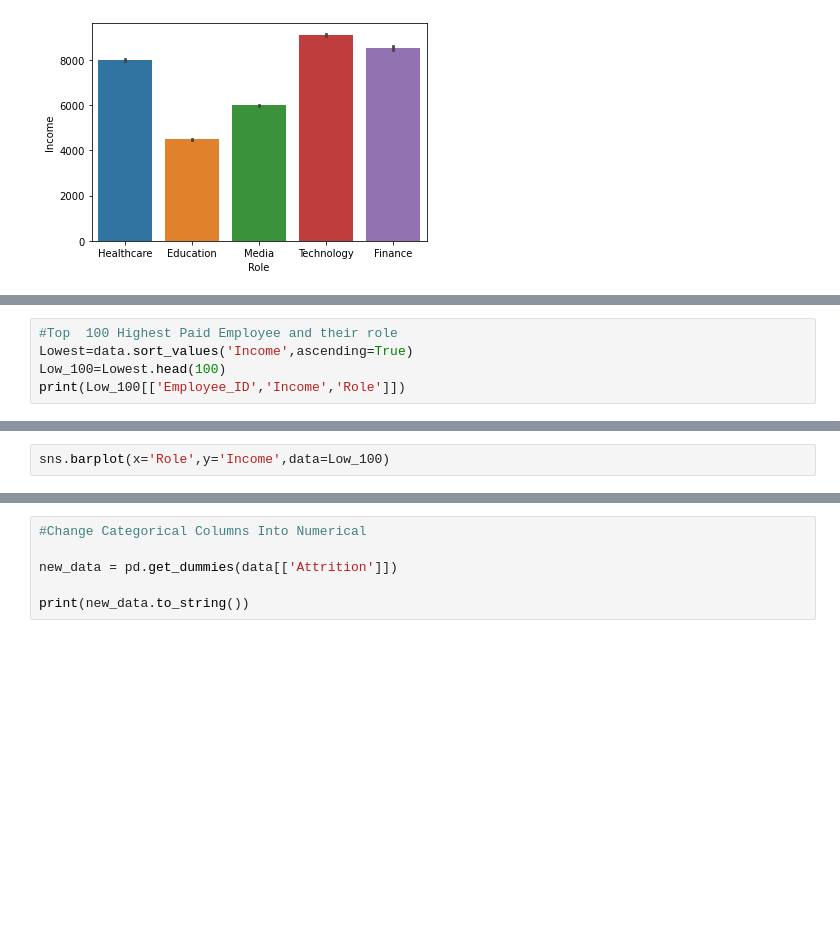
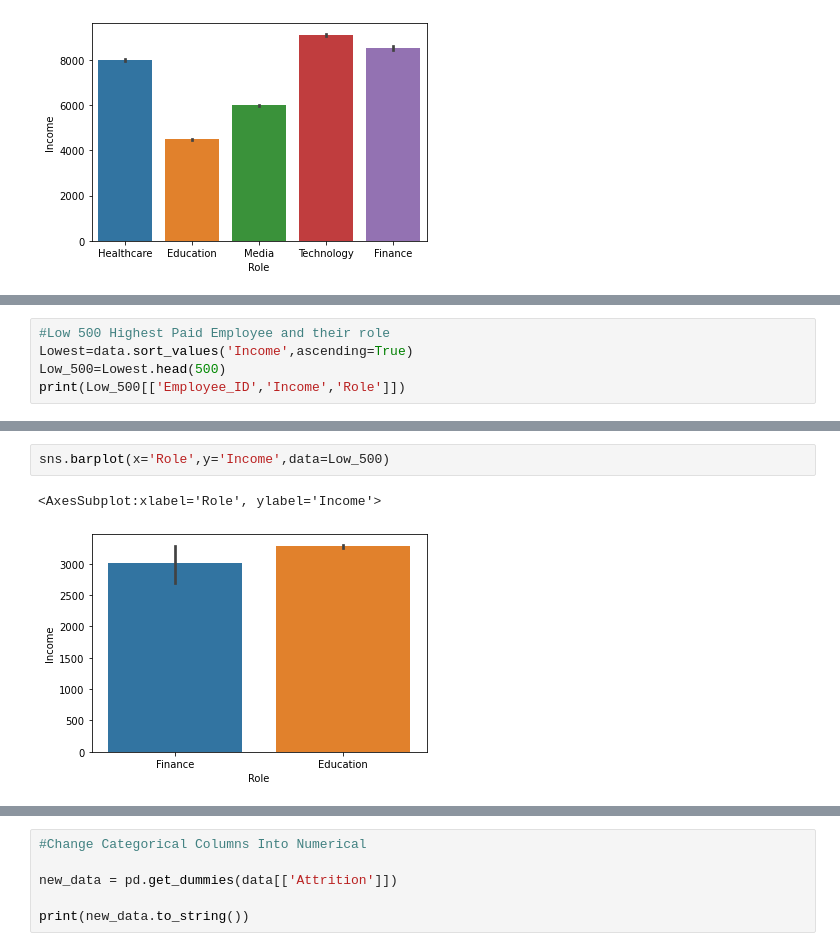
Before and after one commit to dikshya98/Python-01, a Jupyter notebook: Employee_Attrition_Analysis.ipynb, the cells around one changed output, grey strips where cells are left out. Cells and saved outputs as stored; diff of their text form; blank space fills up the shorter version.

```diff
--- a/Employee_Attrition_Analysis.ipynb
+++ b/Employee_Attrition_Analysis.ipynb
@@ -335,5 +307,5 @@ print(Top_100[['Employee_ID','Income','Role']])
 # %%
-#Top  100 Highest Paid Employee and their role
+#Low 500 Highest Paid Employee and their role
 Lowest=data.sort_values('Income',ascending=True)
-Low_100=Lowest.head(100)
-print(Low_100[['Employee_ID','Income','Role']])
+Low_500=Lowest.head(500)
+print(Low_500[['Employee_ID','Income','Role']])
@@ -342,2 +332,5 @@ sns.barplot(x='Role',y='Income',data=Top_100)
 # %%
-sns.barplot(x='Role',y='Income',data=Low_100)
+sns.barplot(x='Role',y='Income',data=Low_500)
+# %% [output]
+<AxesSubplot:xlabel='Role', ylabel='Income'>
+[figure, added]
```
Also changed, not shown: parts of 33 cells of this notebook.
